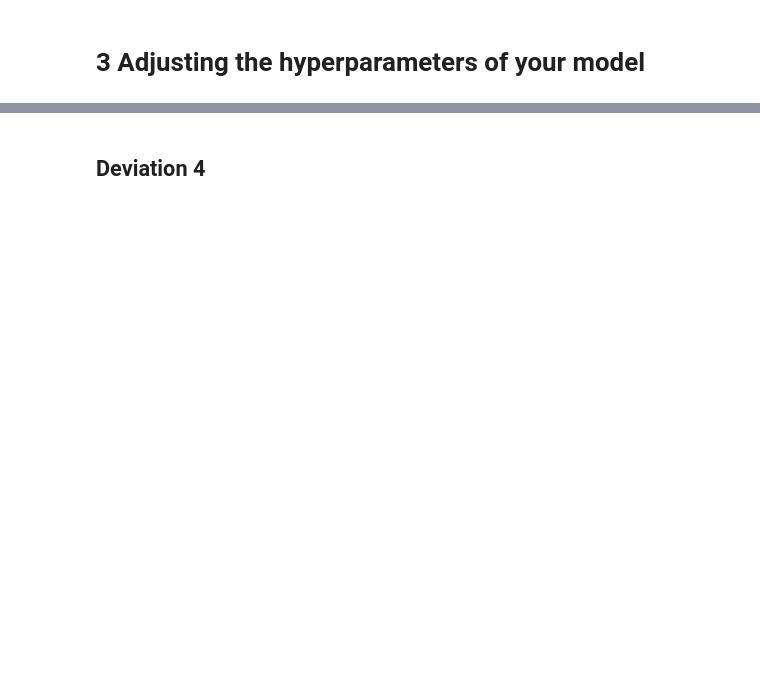
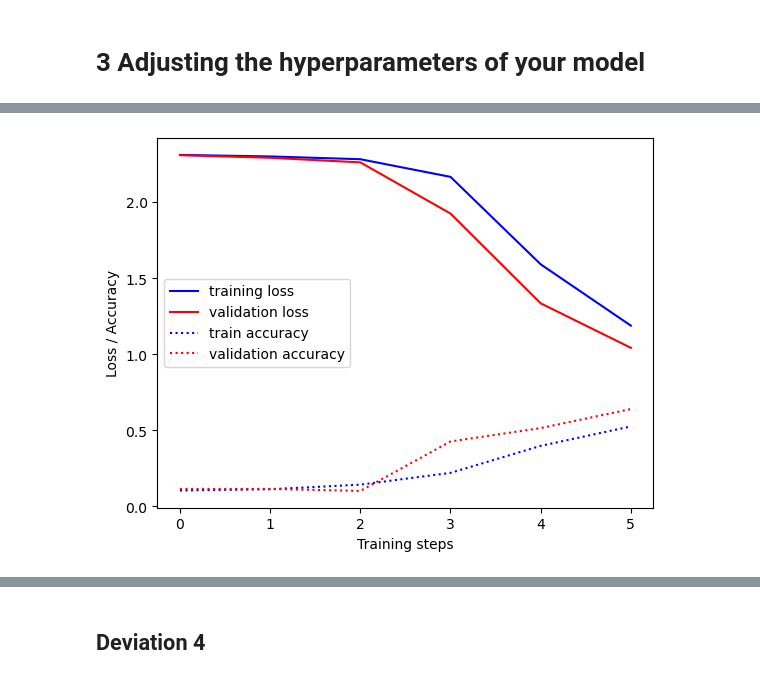
Before and after one commit to jonahschlie/IANNWTF, a Jupyter notebook: homework2/mlp_mnist_tensorflow.ipynb, the cells around one changed output, grey strips where cells are left out. Saved outputs shown, nothing was run; the diff lists cells and outputs as text; code cells hidden in the pictures; blank space fills up the shorter version.

```diff
--- a/homework2/mlp_mnist_tensorflow.ipynb
+++ b/homework2/mlp_mnist_tensorflow.ipynb
@@ -223,0 +310,7 @@ Interpetation:
+# %%
+train_losses, val_losses, train_accuracies, val_accuracies = training(model=MLP_Model(layer_sizes=[256,256,256,256]),
+                                                                        train_ds=train_ds,
+                                                                        val_ds=val_ds,
+                                                                        epochs=6,
+                                                                        loss_function=tf.keras.losses.CategoricalCrossentropy(),
+                                                                        optimizer=tf.keras.optimizers.legacy.SGD(learning_rate=0.01, momentum=0.9))
@@ -223,0 +335,4 @@ Interpetation:
+# %%
+visualization(train_losses, train_accuracies, val_losses, val_accuracies)
+# %% [output]
+[figure, added]
```
Also changed, not shown: parts of 22 cells of this notebook.
